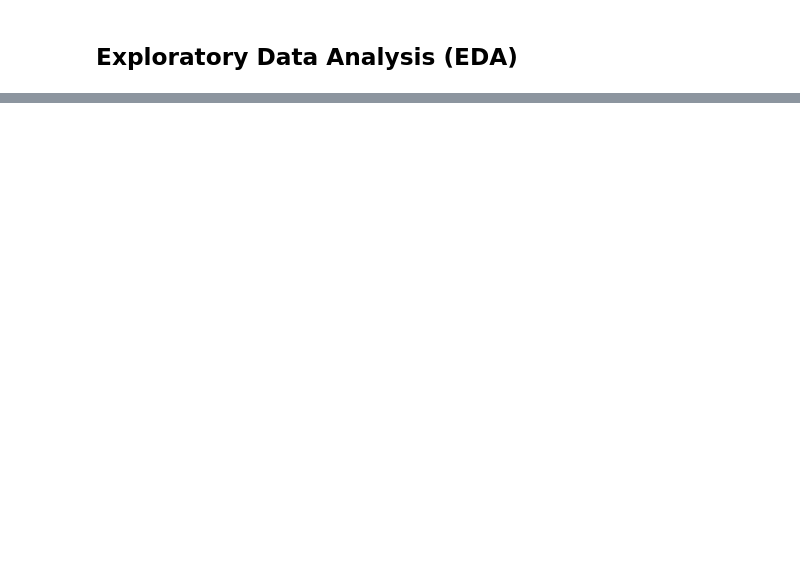
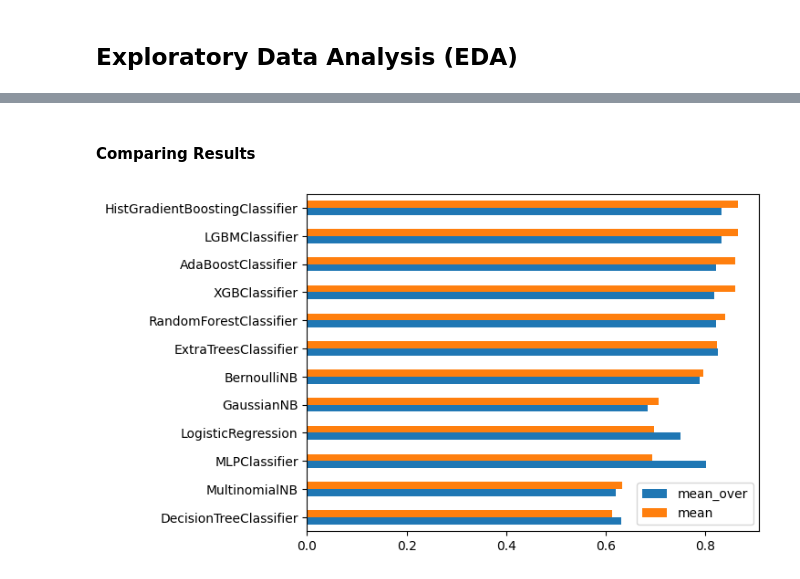
Before and after one commit to rdemarqui/financial_distress_prediction, a Jupyter notebook: Financial_distress_prediction.ipynb, the cells around one changed output, grey strips where cells are left out. Cells and saved outputs as stored; diff of their text form; code cells hidden in the pictures; blank space fills up the shorter version.

Commit message:
more models added

```diff
--- a/Financial_distress_prediction.ipynb
+++ b/Financial_distress_prediction.ipynb
@@ -26,0 +114,13 @@ df_test = pd.read_csv(zf.open('train.csv'), low_memory=False)
+# %%
+def train_models(all_models, oversampling=None):
+  all_results = {}
+  for model in all_models:
+    model_name = str(model).split('(')[0]
+    print(f'Training: {model_name}')
+    result = cross_validation(model, X_train, y_train, oversampling=oversampling)
+    all_results[model_name] = result
+
+  df_results = (pd.DataFrame.from_dict(all_results).T)
+  df_results['mean'] = df_results.mean(axis=1)
+  df_results = df_results.sort_values(by=['mean'], ascending=False)
+  return df_results
@@ -26,0 +131,8 @@ df_test = pd.read_csv(zf.open('train.csv'), low_memory=False)
+# %%
+# Listing all models
+all_models = [
+    AdaBoostClassifier(), HistGradientBoostingClassifier(), ExtraTreesClassifier(),
+    RandomForestClassifier(), LogisticRegression(max_iter=3000), GaussianNB(),
+    BernoulliNB(), MultinomialNB(), DecisionTreeClassifier(),
+    XGBClassifier(), LGBMClassifier()
+    ]
@@ -26,0 +141,2 @@ df_test = pd.read_csv(zf.open('train.csv'), low_memory=False)
+# %%
+results_oversampling = train_models(all_models, oversampling=True)
@@ -26,0 +175,2 @@ df_test = pd.read_csv(zf.open('train.csv'), low_memory=False)
+# %%
+results_stratified = train_models(all_models, oversampling=False)
@@ -26,0 +207,9 @@ df_test = pd.read_csv(zf.open('train.csv'), low_memory=False)
+# %% [markdown]
+#### Comparing Results
+# %%
+df_compare = pd.DataFrame(results_oversampling['mean']).rename(columns={'mean':'mean_over'})
+df_compare = df_compare.join(results_stratified['mean'])
+df_compare = df_compare.sort_values(by=['mean'], ascending=True)
+ax = df_compare.plot.barh()
+# %% [output]
+[figure, added]
```
Also changed, not shown: parts of 45 cells of this notebook.
